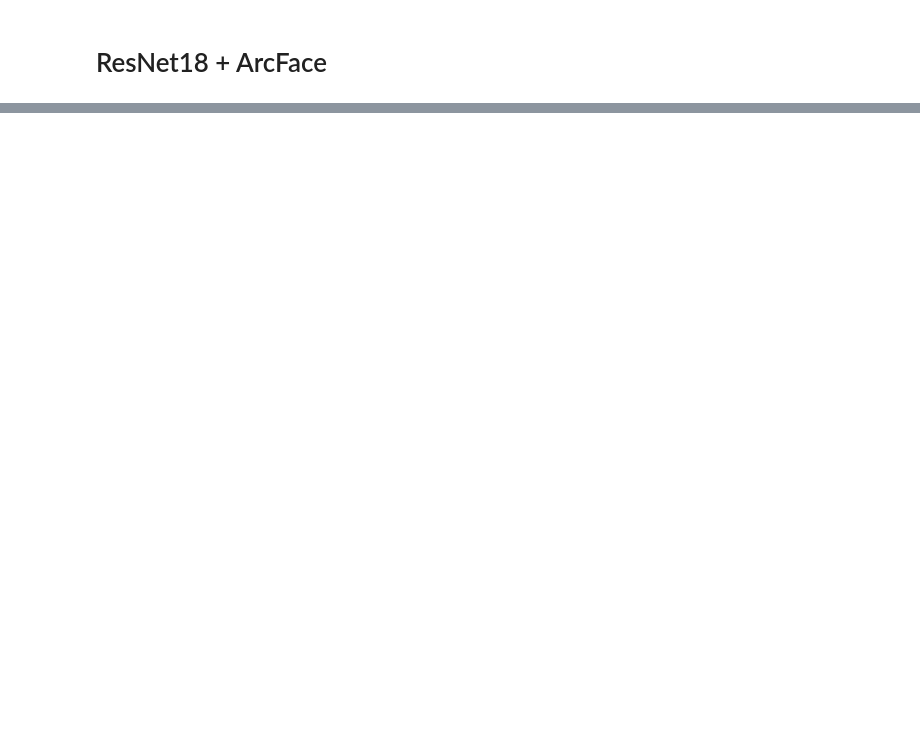
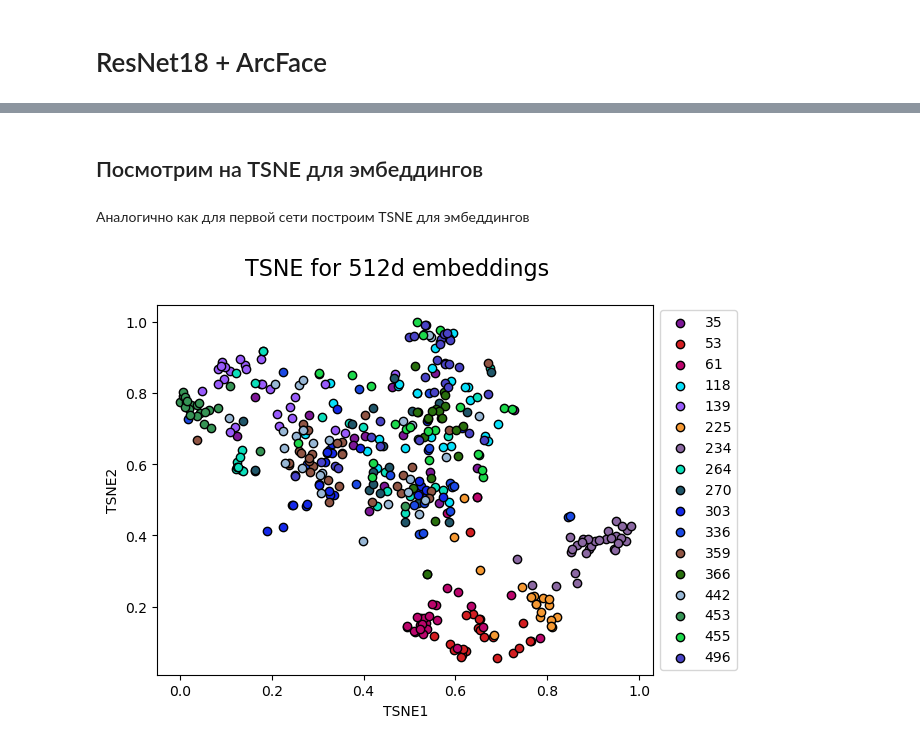
Before and after one commit to mikheevshow/Face-Recognition-Pipeline, a Jupyter notebook: train-face-recognition-final.ipynb, the cells around one changed output, grey strips where cells are left out. Cells and saved outputs as stored; diff of their text form; code cells hidden in the pictures; blank space fills up the shorter version.

```diff
--- a/train-face-recognition-final.ipynb
+++ b/train-face-recognition-final.ipynb
@@ -143,0 +226,3 @@ test_thr, test_tpr
+# %%
+num_classes = train_dataset.class_count()
+arc_face_model: ResNet18WithArcFace = ResNet18WithArcFace(num_classes=num_classes, device=device)
@@ -143,0 +269,2 @@ test_thr, test_tpr
+# %%
+arc_face_model.load_state_dict(torch.load('./trained/resnet-18-arcface-epoch-21-71-acc-test.h5', map_location='cpu'))
@@ -143,0 +338,8 @@ test_thr, test_tpr
+# %% [markdown]
+## Посмотрим на TSNE для эмбеддингов
+# %% [markdown]
+Аналогично как для первой сети построим TSNE для эмбеддингов
+# %%
+tsne(arc_face_model, celeb_query_dataloader, device)
+# %% [output]
+[figure, added]
```
Also changed, not shown: parts of 40 cells of this notebook, 8 other files.
